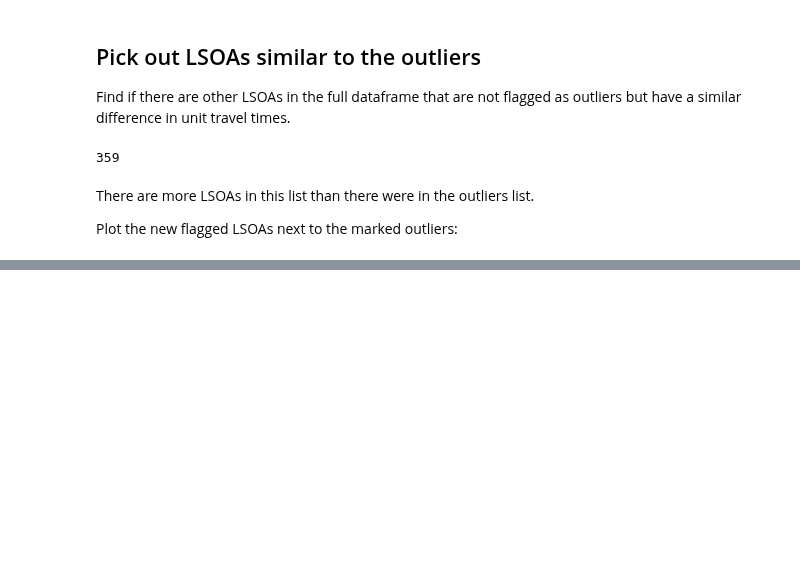
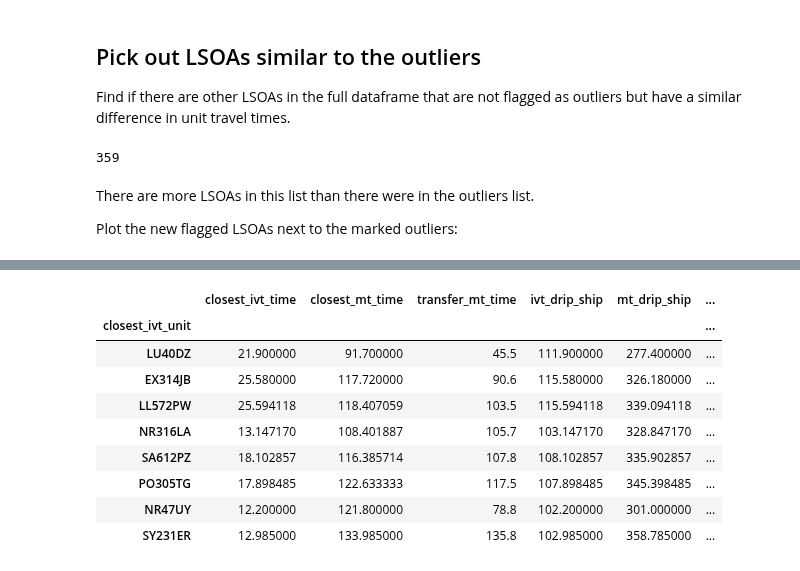
Before and after one commit to samuel-book/stroke_outcome, a Jupyter notebook: england_wales/04_outlier_areas.ipynb, the cells around one changed output, grey strips where cells are left out. Cells and saved outputs as stored; diff of their text form; code cells hidden in the pictures; blank space fills up the shorter version.

```diff
--- a/england_wales/04_outlier_areas.ipynb
+++ b/england_wales/04_outlier_areas.ipynb
@@ -400,0 +420,31 @@ plt.show()
+# %%
+# Take the mean of all values in the outlier dataframe grouped by closest IVT unit:
+gdf_out_adv_mean = gdf_out_adv.groupby('closest_ivt_unit').mean(numeric_only=True)
+
+# Only keep columns involving times:
+gdf_out_adv_mean = gdf_out_adv_mean[
+    [t for t in gdf_out_adv.columns if (
+        ('time' in t) | (t.endswith('drip_ship')) | (t.endswith('mothership'))
+    )]
+]
+# Sort by increasing time difference:
+gdf_out_adv_mean = gdf_out_adv_mean.sort_values('unit_time_diff')
+
+# Merge in stroke unit names:
+gdf_out_adv_mean = pd.merge(
+    gdf_out_adv_mean, df_units[['stroke_team', 'region']],
+    left_index=True, right_index=True, how='left'
+)
+
+gdf_out_adv_mean
+# %% [output]
+|  | closest_ivt_time | closest_mt_time | transfer_mt_time | ivt_drip_ship | mt_drip_ship | ... |
+| closest_ivt_unit |  |  |  |  |  | ... |
+| LU40DZ | 21.900000 | 91.700000 | 45.5 | 111.900000 | 277.400000 | ... |
+| EX314JB | 25.580000 | 117.720000 | 90.6 | 115.580000 | 326.180000 | ... |
+| LL572PW | 25.594118 | 118.407059 | 103.5 | 115.594118 | 339.094118 | ... |
+| NR316LA | 13.147170 | 108.401887 | 105.7 | 103.147170 | 328.847170 | ... |
+| SA612PZ | 18.102857 | 116.385714 | 107.8 | 108.102857 | 335.902857 | ... |
+| PO305TG | 17.898485 | 122.633333 | 117.5 | 107.898485 | 345.398485 | ... |
+| NR47UY | 12.200000 | 121.800000 | 78.8 | 102.200000 | 301.000000 | ... |
+| SY231ER | 12.985000 | 133.985000 | 135.8 | 102.985000 | 358.785000 | ... |
```
Also changed, not shown: parts of 35 cells of this notebook, 5 other files.
